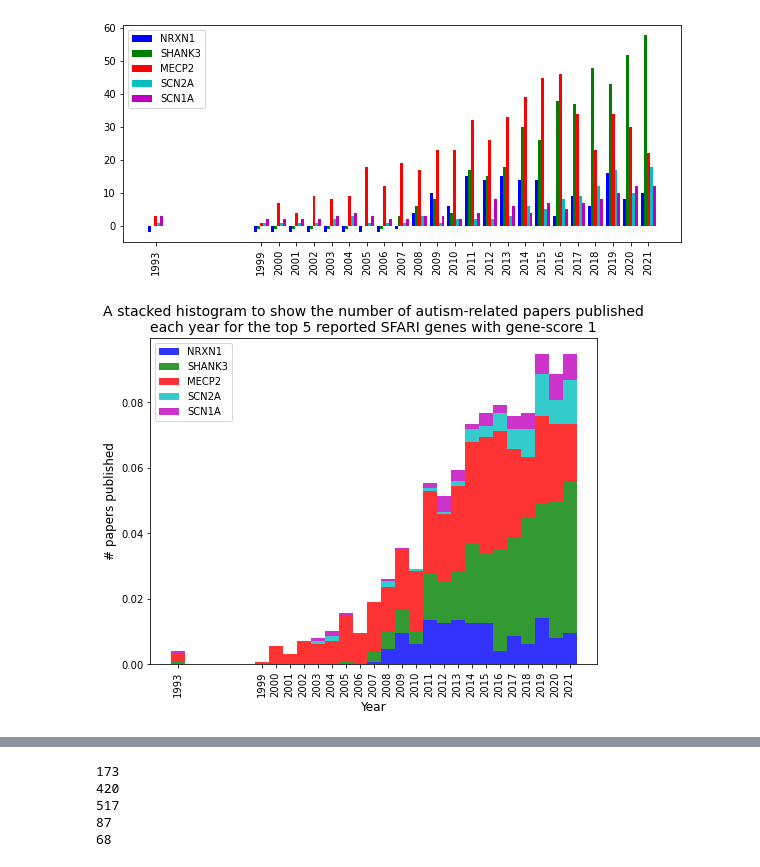
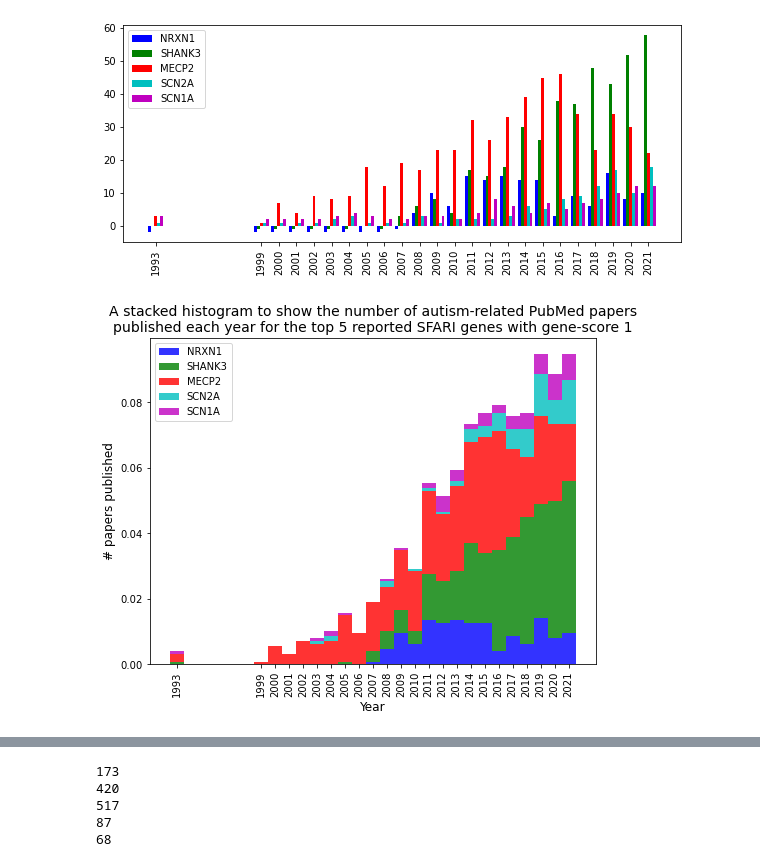
Before and after one commit to hwixley/BI-Coursework2, a Jupyter notebook: code/part1.ipynb, the cells around one changed output, grey strips where cells are left out. Drawn from its saved outputs; the diff is of its cells as text; code cells hidden in the pictures.

```diff
--- a/code/part1.ipynb
+++ b/code/part1.ipynb
@@ -185,14 +185,14 @@ ax.legend()
 # %%
 n_bins = years.size
 #fcs = [(1,0,0,0.5), (0,1,0,0.5), (0,0,1,0.5), (0.5,0.5,0,0.5), (0.5,0,0.5,0.5)]
 
 fig = plt.figure(figsize=(8,6))
 plt.hist(year_data2, range(1993,2023), density=1, histtype="bar", stacked=True,color=colours, alpha=0.8, label=genes)
 plt.legend()
 plt.xticks(years+0.5, years, rotation=90)
-plt.title("A stacked histogram to show the number of autism-related PubMed papers published\neach year for the top 5 reported SFARI genes with gene-score 1", fontsize=14)
+plt.title("A stacked histogram to show the number of autism-related PubMed papers\npublished each year for the top 5 reported SFARI genes with gene-score 1", fontsize=14)
 plt.xlabel("Year", fontsize=12)
 plt.ylabel("# papers published", fontsize=12)
 fig.savefig(f'{os.getcwd()}/results/task1-5-stacked.pdf', dpi=fig.dpi)
 # %% [output]
-[figure, old version]
+[figure, new version]
```
Also changed, not shown: parts of 10 cells of this notebook, 2 other files.
